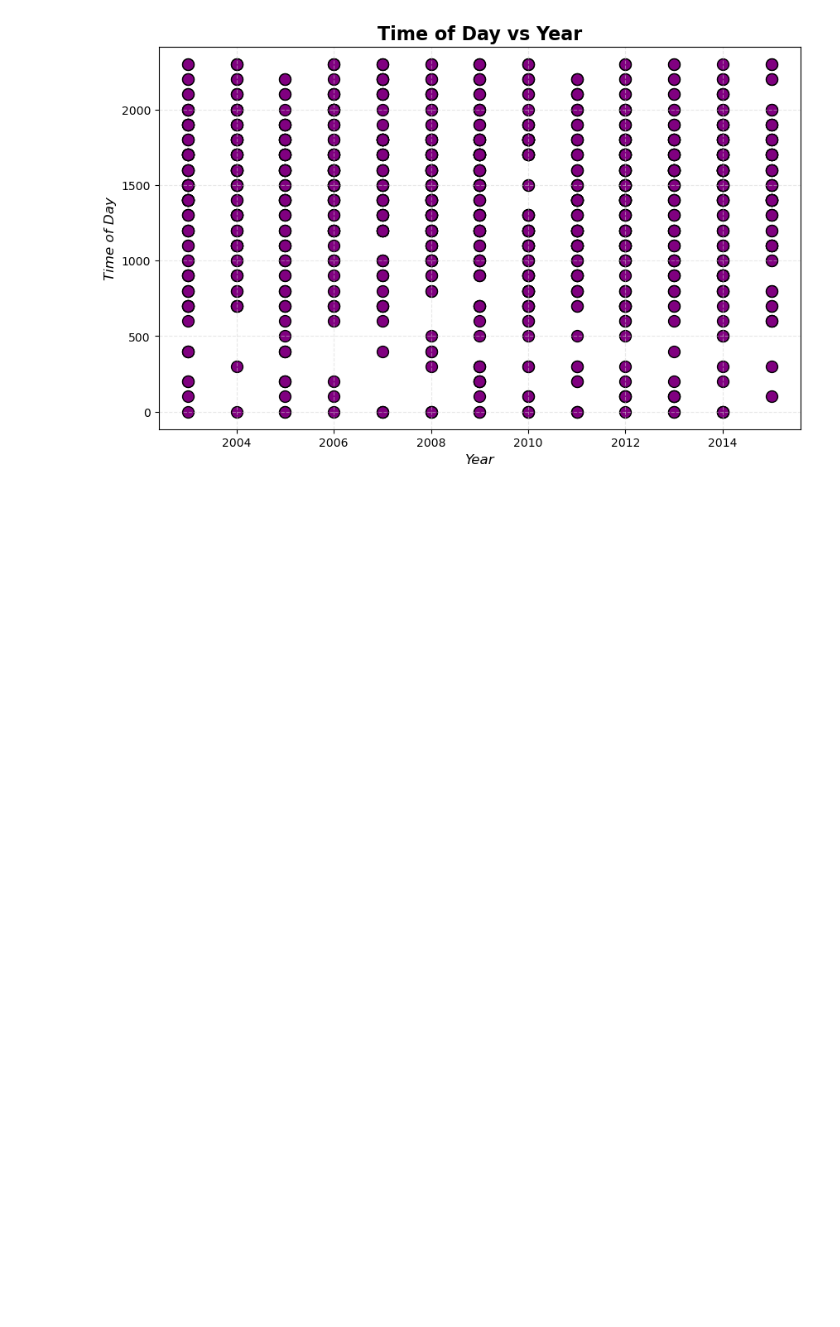
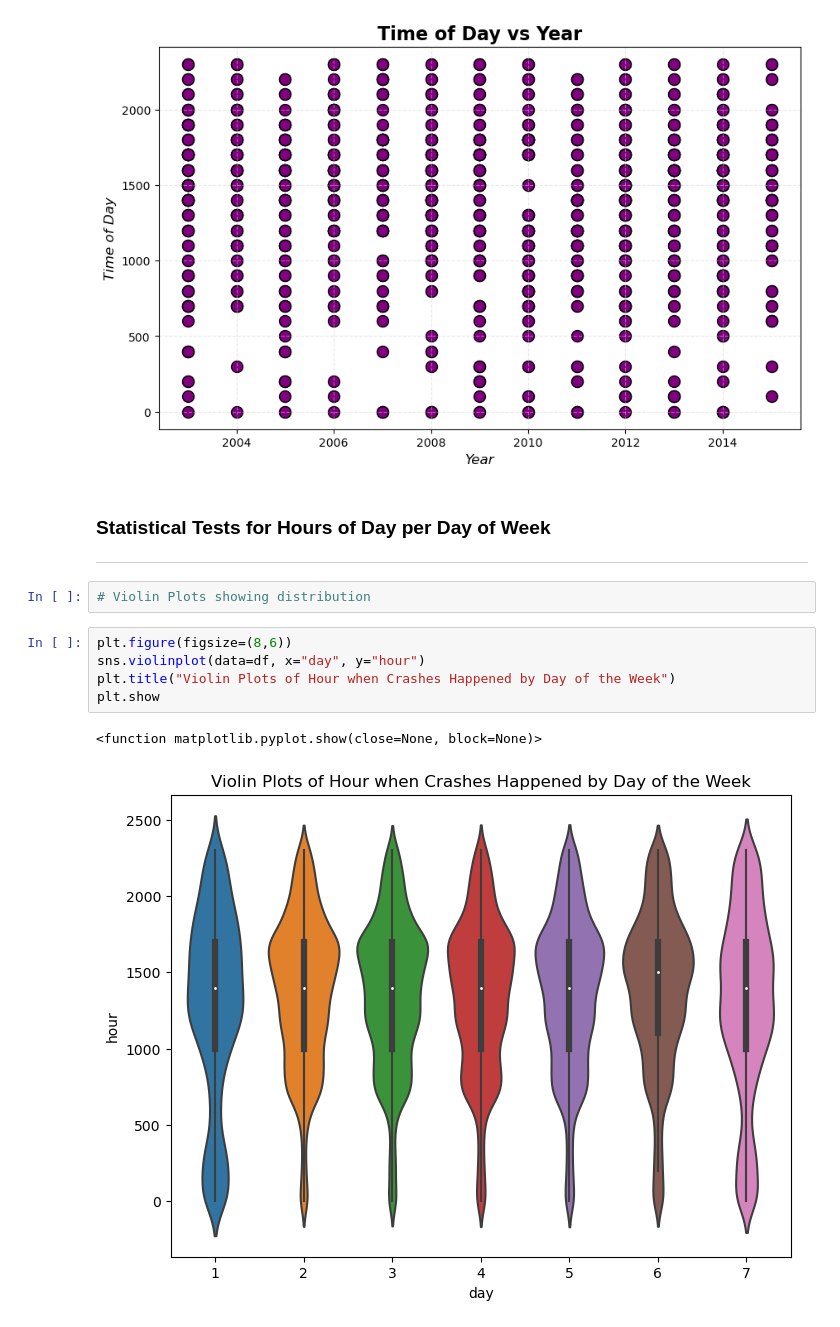
Before and after one commit to martabaker/ds-project-1-group-11, a Jupyter notebook: Regression/Regression.ipynb, the cells around one changed output. Saved outputs shown, nothing was run; the diff lists cells and outputs as text; blank space fills up the shorter version.

Commit message:
Did some t-tests and more reg work

```diff
--- a/Regression/Regression.ipynb
+++ b/Regression/Regression.ipynb
@@ -87,3 +88,16 @@ plt.grid(color="lightgrey", linestyle = "--", alpha=0.5)
 plt.show()
 # %% [output]
 [figure]
+# %% [markdown]
+### Statistical Tests for Hours of Day per Day of Week
+---
+# %%
+# Violin Plots showing distribution
+# %%
+plt.figure(figsize=(8,6))
+sns.violinplot(data=df, x="day", y="hour")
+plt.title("Violin Plots of Hour when Crashes Happened by Day of the Week")
+plt.show
+# %% [output]
+<function matplotlib.pyplot.show(close=None, block=None)>
+[figure, added]
```
Also changed, not shown: parts of 32 cells of this notebook.
